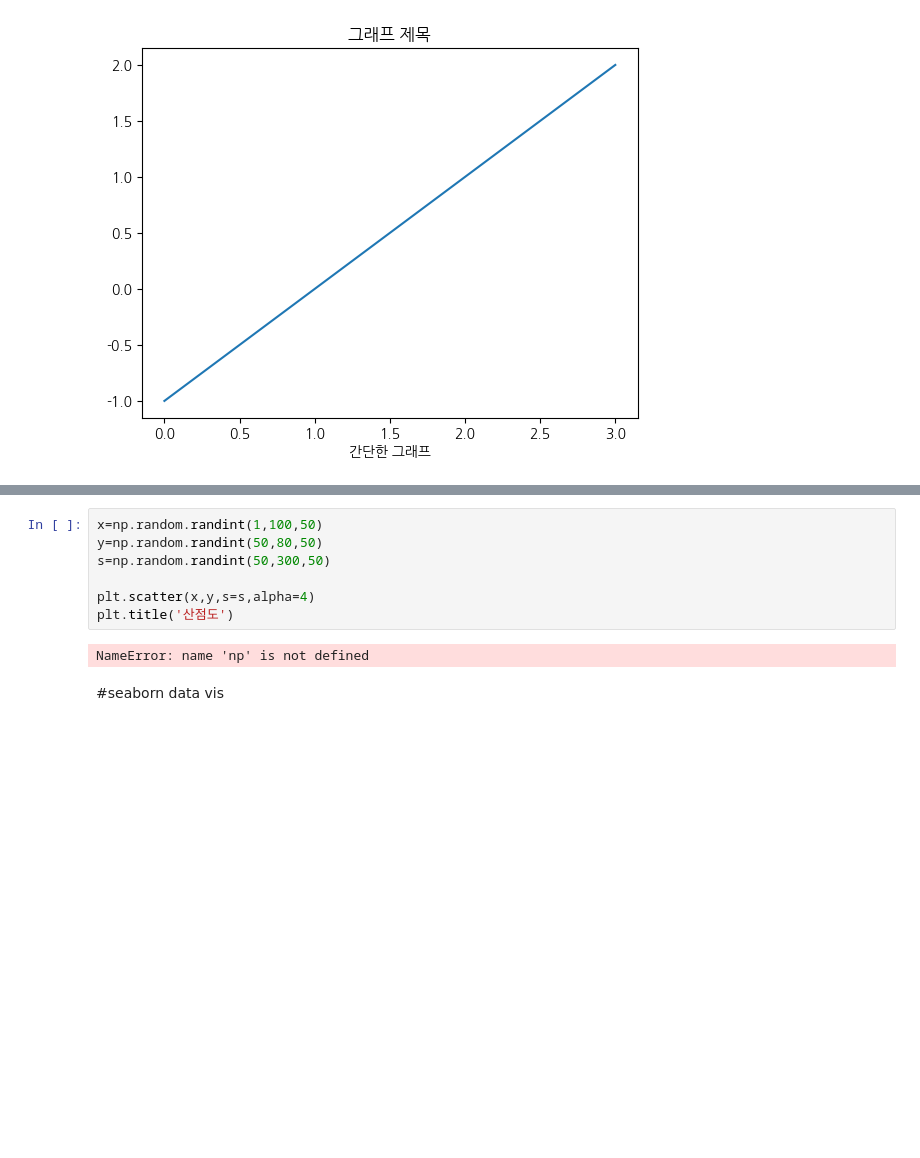
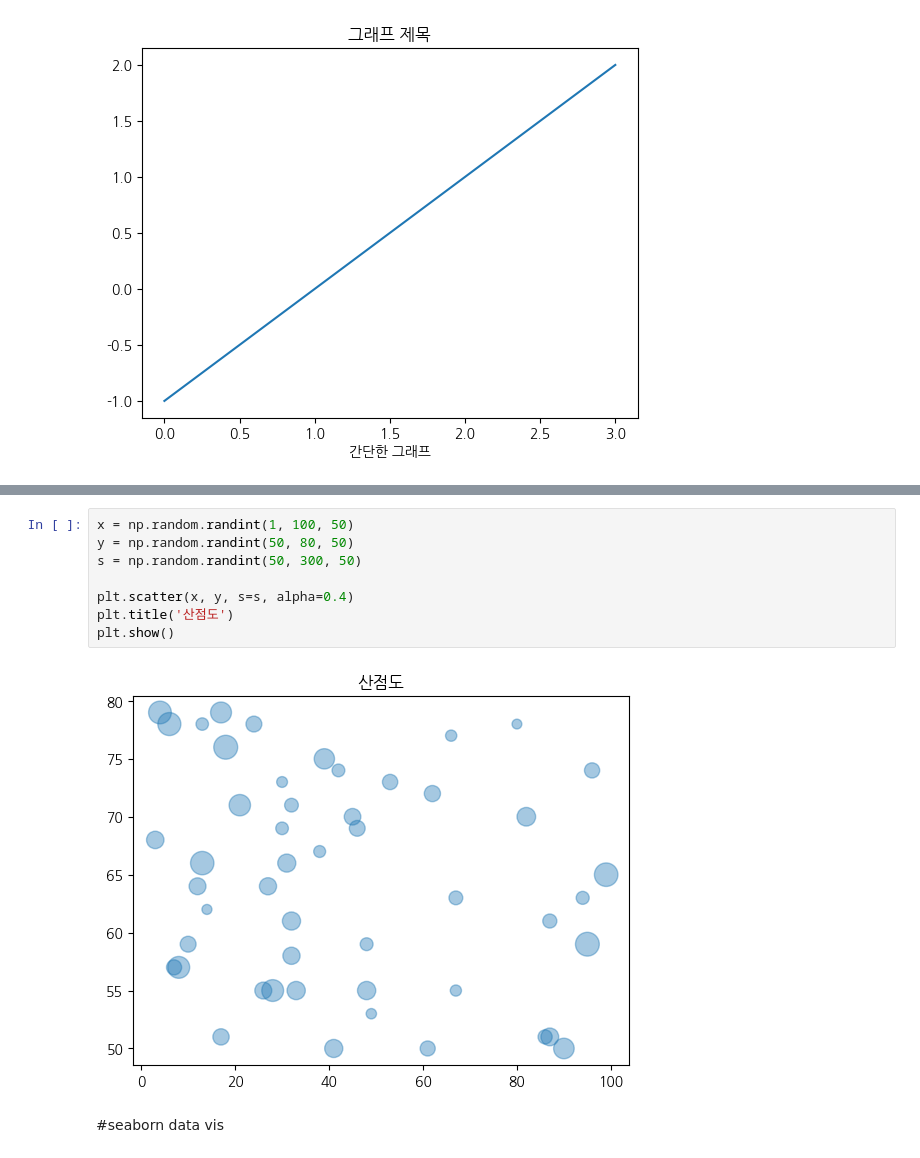
Before and after one commit to kwakguanghee/2024-1-my-BDA, a Jupyter notebook: 01w_0311_mon_bigdata_basic.ipynb, the cells around one changed output, grey strips where cells are left out. Cells and saved outputs as stored; diff of their text form; blank space fills up the shorter version.

```diff
--- a/01w_0311_mon_bigdata_basic.ipynb
+++ b/01w_0311_mon_bigdata_basic.ipynb
@@ -74,12 +75,13 @@ NameError: name 'no' is not defined
 # %%
-x=np.random.randint(1,100,50)
-y=np.random.randint(50,80,50)
-s=np.random.randint(50,300,50)
+x = np.random.randint(1, 100, 50)
+y = np.random.randint(50, 80, 50)
+s = np.random.randint(50, 300, 50)
 
-plt.scatter(x,y,s=s,alpha=4)
+plt.scatter(x, y, s=s, alpha=0.4)
 plt.title('산점도')
+plt.show()
 # %% [output]
-NameError: name 'np' is not defined
+[figure, added]
 # %% [markdown]
 #seaborn data vis
 # %%
```
Also changed, not shown: parts of 1 cell of this notebook.
